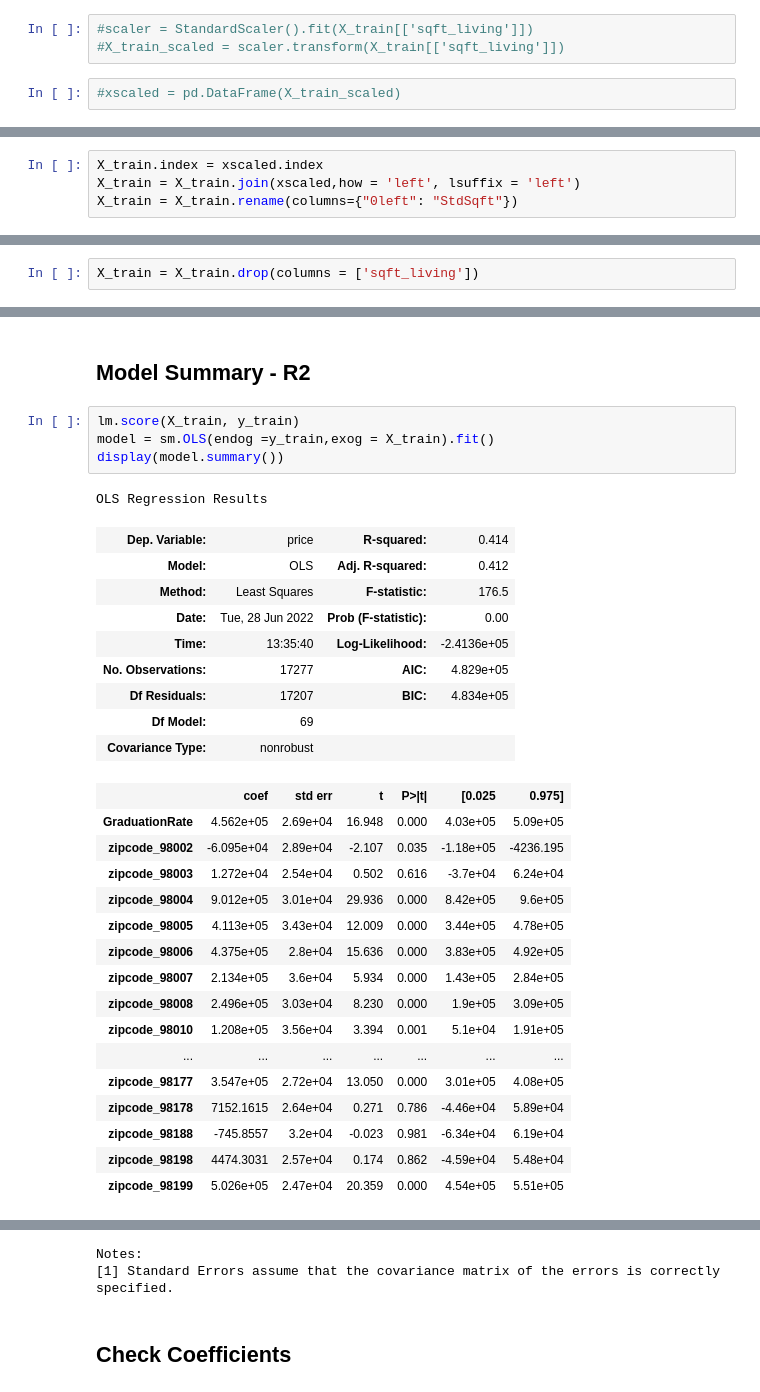
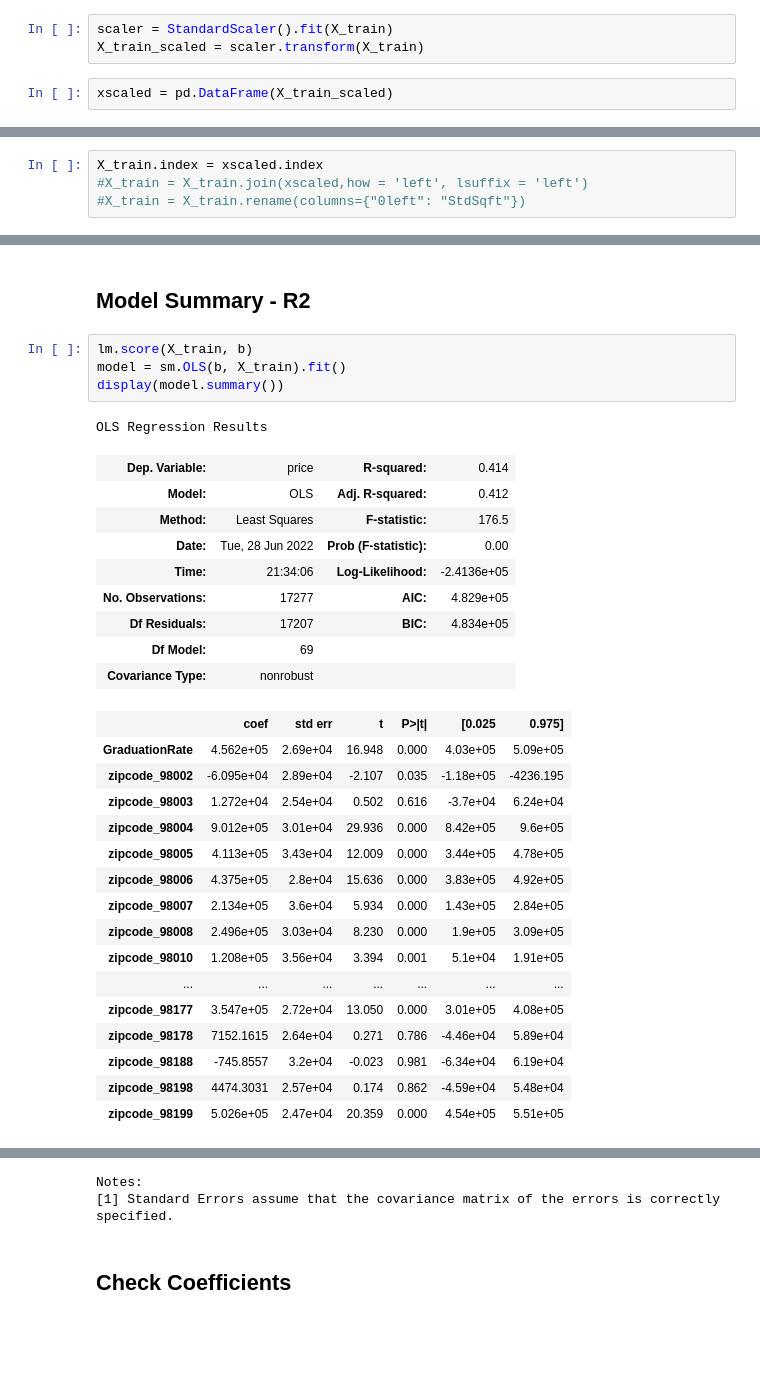
Before and after one commit to dolant98/dsc-phase-2-project-v2-3, a Jupyter notebook: student- Comparison Model3 - Linear Regression with GR and ALL Zips.ipynb, the cells around one changed output, grey strips where cells are left out. Drawn from its saved outputs; the diff is of its cells as text; blank space fills up the shorter version.

Commit message:
added models

```diff
--- a/student- Comparison Model3 - Linear Regression with GR and ALL Zips.ipynb
+++ b/student- Comparison Model3 - Linear Regression with GR and ALL Zips.ipynb
@@ -1200,10 +1156,10 @@ Notes:
 # %% [markdown]
 #### Fit, Transform, and Scale Train Data
 # %%
-#scaler = StandardScaler().fit(X_train[['sqft_living']])
-#X_train_scaled = scaler.transform(X_train[['sqft_living']])
+scaler = StandardScaler().fit(X_train)
+X_train_scaled = scaler.transform(X_train)
 # %%
-#xscaled = pd.DataFrame(X_train_scaled)
+xscaled = pd.DataFrame(X_train_scaled)
 # %%
 X_train.iloc[:,1:10].isna().sum()
 # %% [output]
@@ -1219,8 +1175,8 @@ zipcode_98011    0
 dtype: int64
 # %%
 X_train.index = xscaled.index
-X_train = X_train.join(xscaled,how = 'left', lsuffix = 'left')
-X_train = X_train.rename(columns={"0left": "StdSqft"})
+#X_train = X_train.join(xscaled,how = 'left', lsuffix = 'left')
+#X_train = X_train.rename(columns={"0left": "StdSqft"})
 # %% [markdown]
 #### Transform and Scale Test Data
 # %%
@@ -1267,5 +1222,3 @@ X_test
 #### Drop Original (Pre-scaled) Column
 # %% [markdown]
 ##### Train
-# %%
-X_train = X_train.drop(columns = ['sqft_living'])
@@ -1323,16 +1297,16 @@ X_train
 # %% [markdown]
 ## Model Summary - R2
 # %%
-lm.score(X_train, y_train)
-model = sm.OLS(endog =y_train,exog = X_train).fit()
+lm.score(X_train, b)
+model = sm.OLS(b, X_train).fit()
 display(model.summary())
 # %% [output]
 OLS Regression Results
 | Dep. Variable: | price | R-squared: | 0.414 |
 | Model: | OLS | Adj. R-squared: | 0.412 |
 | Method: | Least Squares | F-statistic: | 176.5 |
 | Date: | Tue, 28 Jun 2022 | Prob (F-statistic): | 0.00 |
-| Time: | 13:35:40 | Log-Likelihood: | -2.4136e+05 |
+| Time: | 21:34:06 | Log-Likelihood: | -2.4136e+05 |
 | No. Observations: | 17277 | AIC: | 4.829e+05 |
 | Df Residuals: | 17207 | BIC: | 4.834e+05 |
 | Df Model: | 69 |  |  |
```
Also changed, not shown: parts of 37 cells of this notebook.
